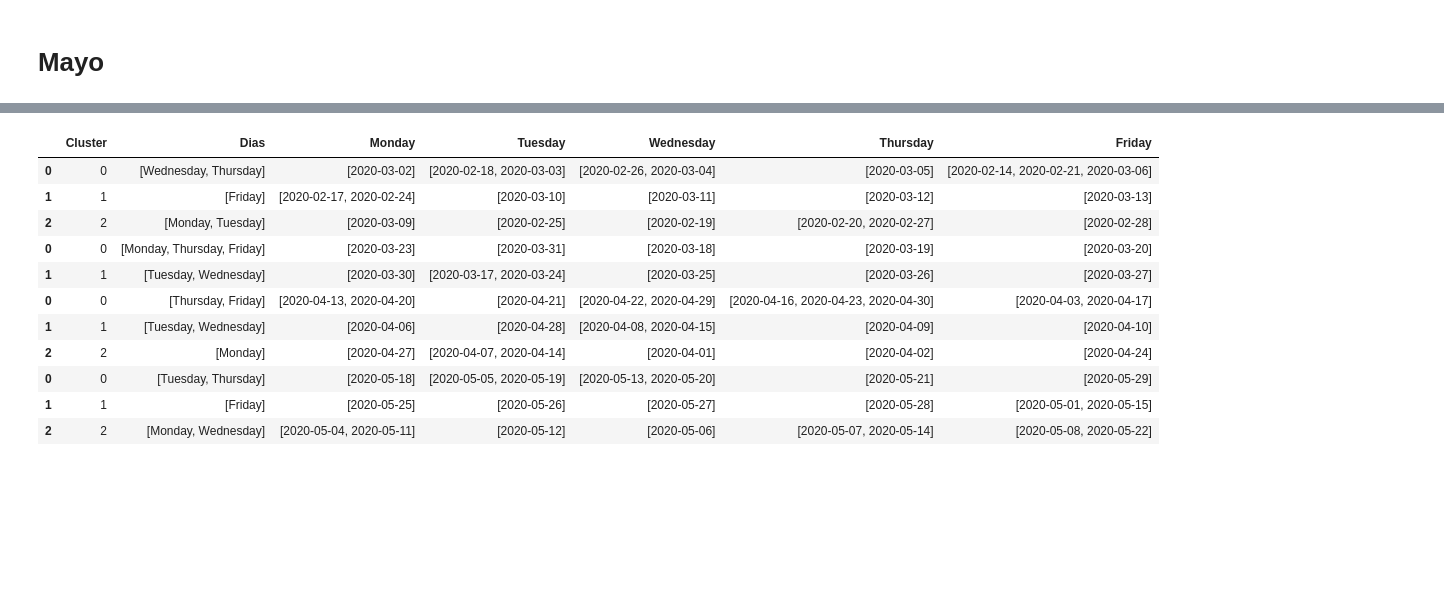
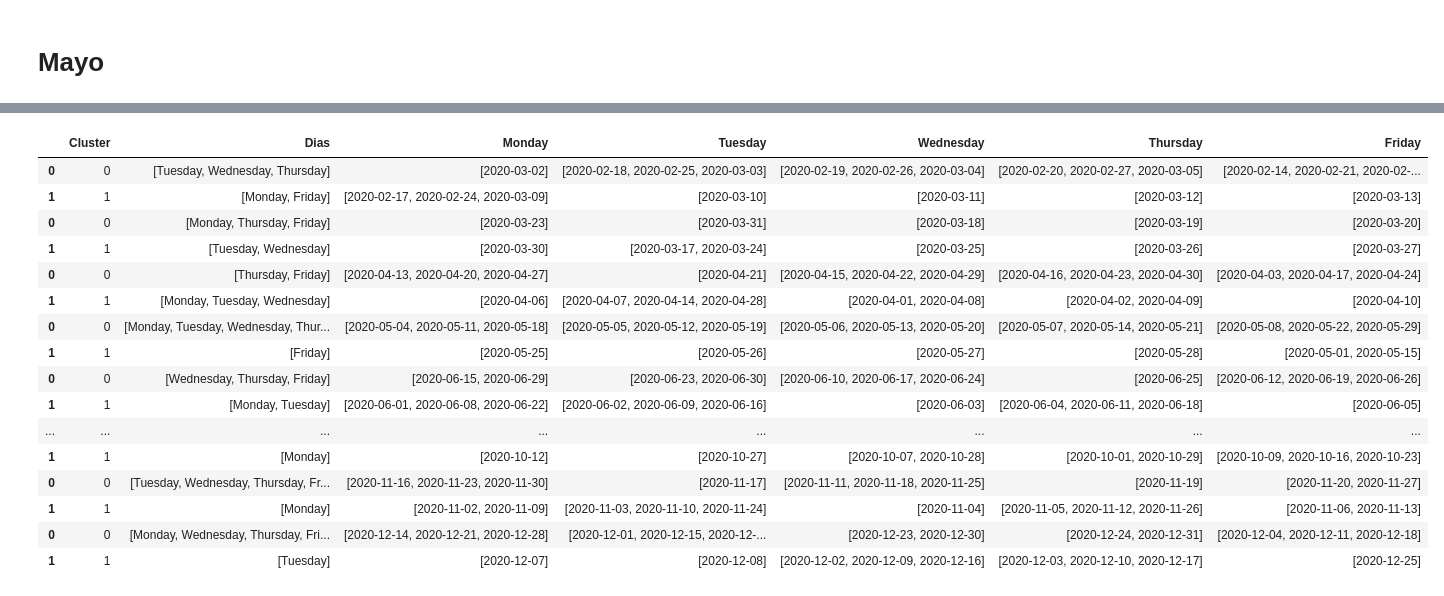
Before and after one commit to Jhonvalencia77/4to_avance, a Jupyter notebook: Clustering.ipynb, the cells around one changed output, grey strips where cells are left out. Cells and saved outputs as stored; diff of their text form; code cells hidden in the pictures; blank space fills up the shorter version.

Commit message:
2Cluster

```diff
--- a/Clustering.ipynb
+++ b/Clustering.ipynb
@@ -986,0 +1707,6 @@ Cluster 2: 2020-05-08
+# %%
+Monday_1 = Monday_8
+Tuesday_1 = Tuesday_8
+Wednesday_1 = Wednesday_8
+Thursday_1 = Thursday_8
+Friday_1 = Friday_8
@@ -986,0 +1907,6 @@ Cluster 2: 2020-05-08
+# %%
+Monday_1 = Monday_9
+Tuesday_1 = Tuesday_9
+Wednesday_1 = Wednesday_9
+Thursday_1 = Thursday_9
+Friday_1 = Friday_9
@@ -986,0 +2107,6 @@ Cluster 2: 2020-05-08
+# %%
+Monday_1 = Monday_10
+Tuesday_1 = Tuesday_10
+Wednesday_1 = Wednesday_10
+Thursday_1 = Thursday_10
+Friday_1 = Friday_10
@@ -986,0 +2307,6 @@ Cluster 2: 2020-05-08
+# %%
+Monday_1 = Monday_11
+Tuesday_1 = Tuesday_11
+Wednesday_1 = Wednesday_11
+Thursday_1 = Thursday_11
+Friday_1 = Friday_11
@@ -987,15 +2505,20 @@ Cluster 2: 2020-05-08
 # %%
-pd.concat([cluster_1, cluster_2, cluster_3, cluster_4])
+pd.concat([cluster_1, cluster_2, cluster_3, cluster_4, cluster_5, cluster_6, cluster_7, cluster_8, cluster_9, cluster_10, cluster_11])
 # %% [output]
 |  | Cluster | Dias | Monday | Tuesday | Wednesday | Thursday | Friday |
-| 0 | 0 | [Wednesday, Thursday] | [2020-03-02] | [2020-02-18, 2020-03-03] | [2020-02-26, 2020-03-04] | [2020-03-05] | [2020-02-14, 2020-02-21, 2020-03-06] |
-| 1 | 1 | [Friday] | [2020-02-17, 2020-02-24] | [2020-03-10] | [2020-03-11] | [2020-03-12] | [2020-03-13] |
-| 2 | 2 | [Monday, Tuesday] | [2020-03-09] | [2020-02-25] | [2020-02-19] | [2020-02-20, 2020-02-27] | [2020-02-28] |
+| 0 | 0 | [Tuesday, Wednesday, Thursday] | [2020-03-02] | [2020-02-18, 2020-02-25, 2020-03-03] | [2020-02-19, 2020-02-26, 2020-03-04] | [2020-02-20, 2020-02-27, 2020-03-05] | [2020-02-14, 2020-02-21, 2020-02-... |
+| 1 | 1 | [Monday, Friday] | [2020-02-17, 2020-02-24, 2020-03-09] | [2020-03-10] | [2020-03-11] | [2020-03-12] | [2020-03-13] |
 | 0 | 0 | [Monday, Thursday, Friday] | [2020-03-23] | [2020-03-31] | [2020-03-18] | [2020-03-19] | [2020-03-20] |
 | 1 | 1 | [Tuesday, Wednesday] | [2020-03-30] | [2020-03-17, 2020-03-24] | [2020-03-25] | [2020-03-26] | [2020-03-27] |
-| 0 | 0 | [Thursday, Friday] | [2020-04-13, 2020-04-20] | [2020-04-21] | [2020-04-22, 2020-04-29] | [2020-04-16, 2020-04-23, 2020-04-30] | [2020-04-03, 2020-04-17] |
-| 1 | 1 | [Tuesday, Wednesday] | [2020-04-06] | [2020-04-28] | [2020-04-08, 2020-04-15] | [2020-04-09] | [2020-04-10] |
-| 2 | 2 | [Monday] | [2020-04-27] | [2020-04-07, 2020-04-14] | [2020-04-01] | [2020-04-02] | [2020-04-24] |
-| 0 | 0 | [Tuesday, Thursday] | [2020-05-18] | [2020-05-05, 2020-05-19] | [2020-05-13, 2020-05-20] | [2020-05-21] | [2020-05-29] |
+| 0 | 0 | [Thursday, Friday] | [2020-04-13, 2020-04-20, 2020-04-27] | [2020-04-21] | [2020-04-15, 2020-04-22, 2020-04-29] | [2020-04-16, 2020-04-23, 2020-04-30] | [2020-04-03, 2020-04-17, 2020-04-24] |
+| 1 | 1 | [Monday, Tuesday, Wednesday] | [2020-04-06] | [2020-04-07, 2020-04-14, 2020-04-28] | [2020-04-01, 2020-04-08] | [2020-04-02, 2020-04-09] | [2020-04-10] |
+| 0 | 0 | [Monday, Tuesday, Wednesday, Thur... | [2020-05-04, 2020-05-11, 2020-05-18] | [2020-05-05, 2020-05-12, 2020-05-19] | [2020-05-06, 2020-05-13, 2020-05-20] | [2020-05-07, 2020-05-14, 2020-05-21] | [2020-05-08, 2020-05-22, 2020-05-29] |
 | 1 | 1 | [Friday] | [2020-05-25] | [2020-05-26] | [2020-05-27] | [2020-05-28] | [2020-05-01, 2020-05-15] |
-| 2 | 2 | [Monday, Wednesday] | [2020-05-04, 2020-05-11] | [2020-05-12] | [2020-05-06] | [2020-05-07, 2020-05-14] | [2020-05-08, 2020-05-22] |
+| 0 | 0 | [Wednesday, Thursday, Friday] | [2020-06-15, 2020-06-29] | [2020-06-23, 2020-06-30] | [2020-06-10, 2020-06-17, 2020-06-24] | [2020-06-25] | [2020-06-12, 2020-06-19, 2020-06-26] |
+| 1 | 1 | [Monday, Tuesday] | [2020-06-01, 2020-06-08, 2020-06-22] | [2020-06-02, 2020-06-09, 2020-06-16] | [2020-06-03] | [2020-06-04, 2020-06-11, 2020-06-18] | [2020-06-05] |
+| ... | ... | ... | ... | ... | ... | ... | ... |
+| 1 | 1 | [Monday] | [2020-10-12] | [2020-10-27] | [2020-10-07, 2020-10-28] | [2020-10-01, 2020-10-29] | [2020-10-09, 2020-10-16, 2020-10-23] |
+| 0 | 0 | [Tuesday, Wednesday, Thursday, Fr... | [2020-11-16, 2020-11-23, 2020-11-30] | [2020-11-17] | [2020-11-11, 2020-11-18, 2020-11-25] | [2020-11-19] | [2020-11-20, 2020-11-27] |
+| 1 | 1 | [Monday] | [2020-11-02, 2020-11-09] | [2020-11-03, 2020-11-10, 2020-11-24] | [2020-11-04] | [2020-11-05, 2020-11-12, 2020-11-26] | [2020-11-06, 2020-11-13] |
+| 0 | 0 | [Monday, Wednesday, Thursday, Fri... | [2020-12-14, 2020-12-21, 2020-12-28] | [2020-12-01, 2020-12-15, 2020-12-... | [2020-12-23, 2020-12-30] | [2020-12-24, 2020-12-31] | [2020-12-04, 2020-12-11, 2020-12-18] |
+| 1 | 1 | [Tuesday] | [2020-12-07] | [2020-12-08] | [2020-12-02, 2020-12-09, 2020-12-16] | [2020-12-03, 2020-12-10, 2020-12-17] | [2020-12-25] |
```
Also changed, not shown: parts of 26 cells of this notebook.
